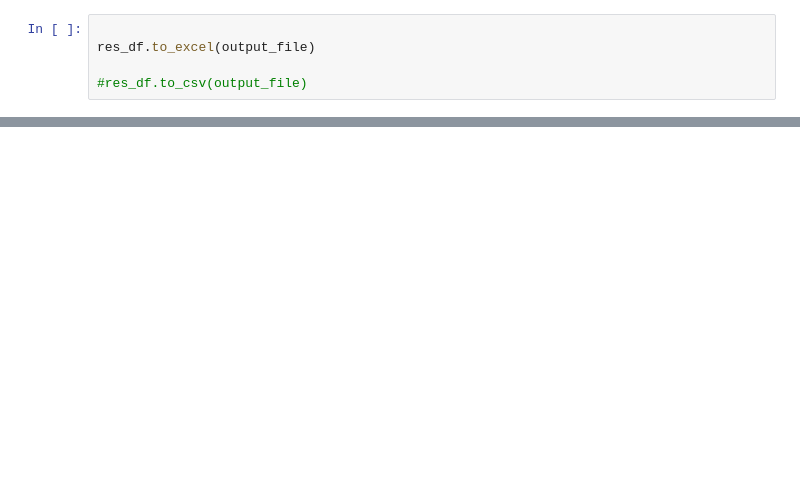
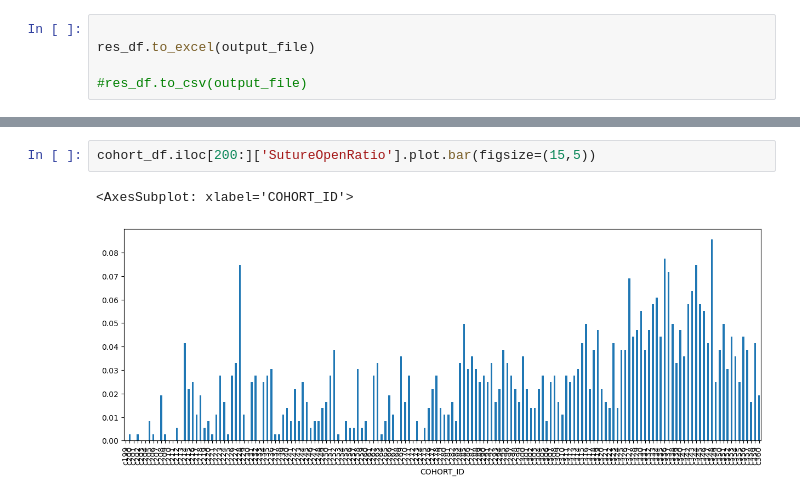
Before and after one commit to vendanov/SkullShape_clone, a Jupyter notebook: notebooks/postprocessing_with_db.ipynb, the cells around one changed output, grey strips where cells are left out. Cells and saved outputs as stored; diff of their text form; blank space fills up the shorter version.

```diff
--- a/notebooks/postprocessing_with_db.ipynb
+++ b/notebooks/postprocessing_with_db.ipynb
@@ -147,0 +113,5 @@ res_df
+# %%
+cohort_df.iloc[200:]['SutureOpenRatio'].plot.bar(figsize=(15,5))
+# %% [output]
+<AxesSubplot: xlabel='COHORT_ID'>
+[figure, added]
```
Also changed, not shown: parts of 21 cells of this notebook, 35 other files.
